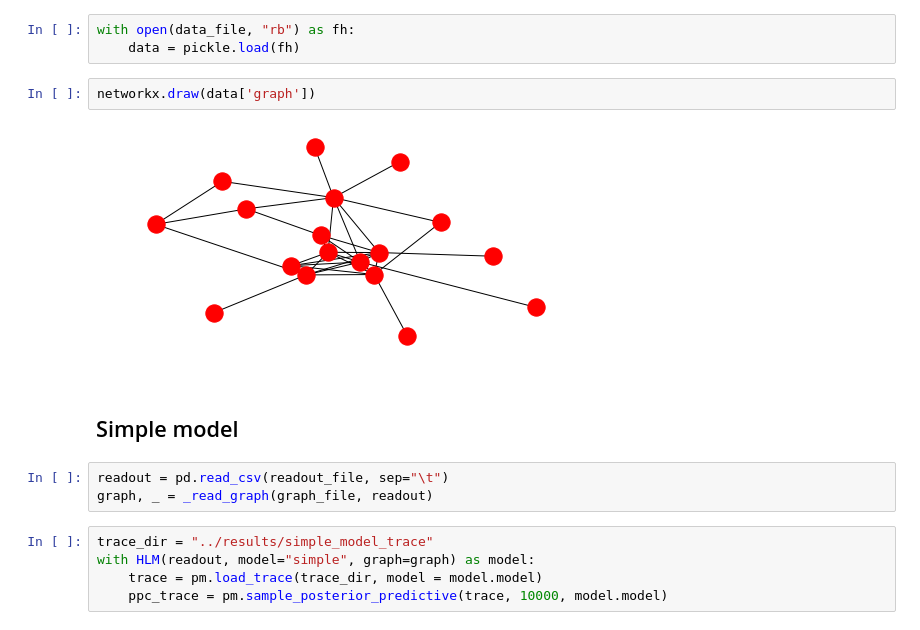
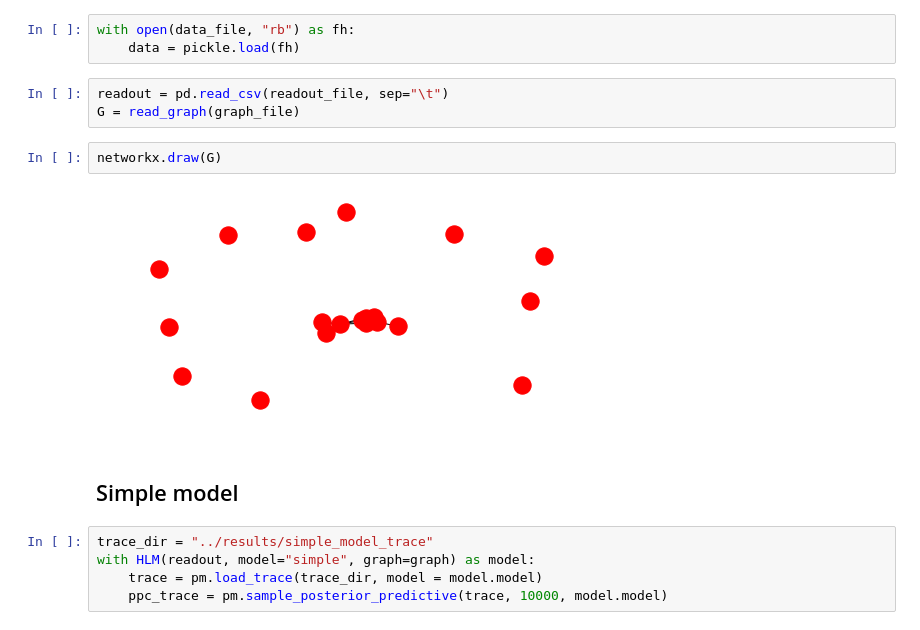
Before and after one commit to cbg-ethz/shm, a Jupyter notebook: analysis/04-plot_traces.ipynb, the cells around one changed output. Cells and saved outputs as stored; diff of their text form.

```diff
--- a/analysis/04-plot_traces.ipynb
+++ b/analysis/04-plot_traces.ipynb
@@ -159,15 +44,15 @@ data_file = "../data_raw/data.pickle"
 # %%
 with open(data_file, "rb") as fh:
     data = pickle.load(fh)
+# %%
+readout = pd.read_csv(readout_file, sep="\t")
+G = read_graph(graph_file)
 # %%
-networkx.draw(data['graph'])
+networkx.draw(G)
 # %% [output]
-[figure, old version]
+[figure, new version]
 # %% [markdown]
 ## Simple model
-# %%
-readout = pd.read_csv(readout_file, sep="\t")
-graph, _ = _read_graph(graph_file, readout)
 # %%
 trace_dir = "../results/simple_model_trace"
 with HLM(readout, model="simple", graph=graph) as model:
```
Also changed, not shown: parts of 29 cells of this notebook, 1 other file.
